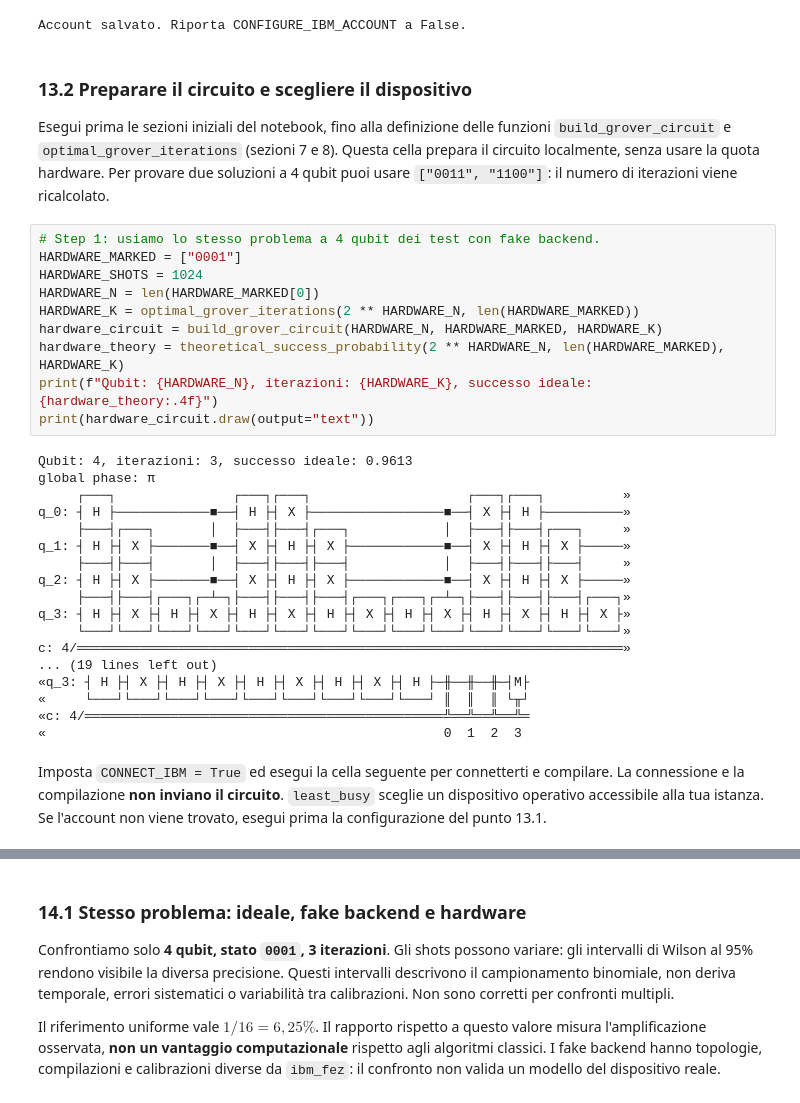
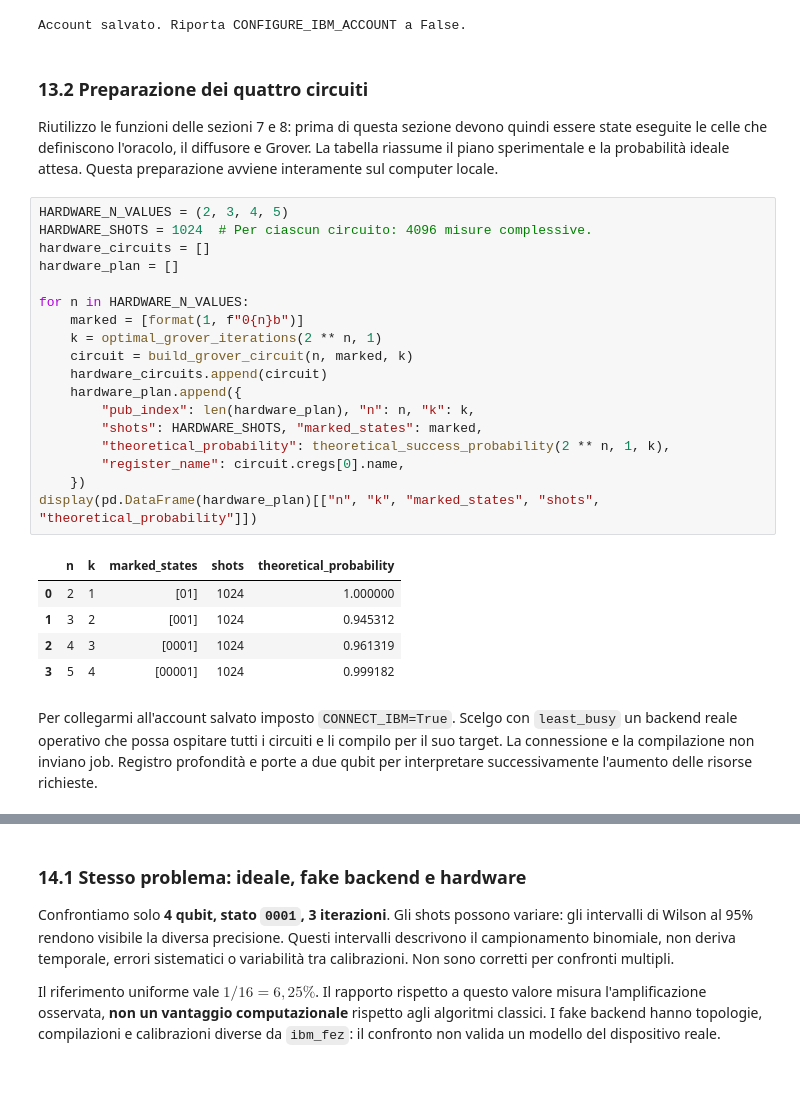
Before and after one commit to Pier2690/QuantumComputing, a Jupyter notebook: Grover.ipynb, the cells around one changed output, grey strips where cells are left out. Cells and saved outputs as stored; diff of their text form.

```diff
--- a/Grover.ipynb
+++ b/Grover.ipynb
@@ -1176,42 +1177,39 @@ if CONFIGURE_IBM_ACCOUNT:
 # %% [output]
 Account salvato. Riporta CONFIGURE_IBM_ACCOUNT a False.
 # %% [markdown]
-### 13.2 Preparare il circuito e scegliere il dispositivo
-Esegui prima le sezioni iniziali del notebook, fino alla definizione delle funzioni
-`build_grover_circuit` e `optimal_grover_iterations` (sezioni 7 e 8).
-Questa cella prepara il circuito localmente, senza usare la quota hardware.
-Per provare due soluzioni a 4 qubit puoi usare `["0011", "1100"]`: il numero di iterazioni viene ricalcolato.
+### 13.2 Preparazione dei quattro circuiti
+Riutilizzo le funzioni delle sezioni 7 e 8: prima di questa sezione devono quindi
+essere state eseguite le celle che definiscono l'oracolo, il diffusore e Grover.
+La tabella riassume il piano sperimentale e la probabilità ideale attesa.
+Questa preparazione avviene interamente sul computer locale.
 # %%
-# Step 1: usiamo lo stesso problema a 4 qubit dei test con fake backend.
-HARDWARE_MARKED = ["0001"]
-HARDWARE_SHOTS = 1024
-HARDWARE_N = len(HARDWARE_MARKED[0])
-HARDWARE_K = optimal_grover_iterations(2 ** HARDWARE_N, len(HARDWARE_MARKED))
-hardware_circuit = build_grover_circuit(HARDWARE_N, HARDWARE_MARKED, HARDWARE_K)
-hardware_theory = theoretical_success_probability(2 ** HARDWARE_N, len(HARDWARE_MARKED), HARDWARE_K)
-print(f"Qubit: {HARDWARE_N}, iterazioni: {HARDWARE_K}, successo ideale: {hardware_theory:.4f}")
-print(hardware_circuit.draw(output="text"))
+HARDWARE_N_VALUES = (2, 3, 4, 5)
+HARDWARE_SHOTS = 1024  # Per ciascun circuito: 4096 misure complessive.
+hardware_circuits = []
+hardware_plan = []
+
+for n in HARDWARE_N_VALUES:
+    marked = [format(1, f"0{n}b")]
+    k = optimal_grover_iterations(2 ** n, 1)
+    circuit = build_grover_circuit(n, marked, k)
+    hardware_circuits.append(circuit)
+    hardware_plan.append({
+        "pub_index": len(hardware_plan), "n": n, "k": k,
+        "shots": HARDWARE_SHOTS, "marked_states": marked,
+        "theoretical_probability": theoretical_success_probability(2 ** n, 1, k),
+        "register_name": circuit.cregs[0].name,
+    })
+display(pd.DataFrame(hardware_plan)[["n", "k", "marked_states", "shots", "theoretical_probability"]])
 # %% [output]
-Qubit: 4, iterazioni: 3, successo ideale: 0.9613
-global phase: π
-     ┌───┐               ┌───┐┌───┐                    ┌───┐┌───┐          »
-q_0: ┤ H ├────────────■──┤ H ├┤ X ├─────────────────■──┤ X ├┤ H ├──────────»
-     ├───┤┌───┐       │  ├───┤├───┤┌───┐            │  ├───┤├───┤┌───┐     »
-q_1: ┤ H ├┤ X ├───────■──┤ X ├┤ H ├┤ X ├────────────■──┤ X ├┤ H ├┤ X ├─────»
-     ├───┤├───┤       │  ├───┤├───┤├───┤            │  ├───┤├───┤├───┤     »
-q_2: ┤ H ├┤ X ├───────■──┤ X ├┤ H ├┤ X ├────────────■──┤ X ├┤ H ├┤ X ├─────»
-     ├───┤├───┤┌───┐┌─┴─┐├───┤├───┤├───┤┌───┐┌───┐┌─┴─┐├───┤├───┤├───┤┌───┐»
-q_3: ┤ H ├┤ X ├┤ H ├┤ X ├┤ H ├┤ X ├┤ H ├┤ X ├┤ H ├┤ X ├┤ H ├┤ X ├┤ H ├┤ X ├»
-     └───┘└───┘└───┘└───┘└───┘└───┘└───┘└───┘└───┘└───┘└───┘└───┘└───┘└───┘»
-c: 4/══════════════════════════════════════════════════════════════════════»
-... (19 lines left out)
-«q_3: ┤ H ├┤ X ├┤ H ├┤ X ├┤ H ├┤ X ├┤ H ├┤ X ├┤ H ├─╫──╫──╫─┤M├
-«     └───┘└───┘└───┘└───┘└───┘└───┘└───┘└───┘└───┘ ║  ║  ║ └╥┘
-«c: 4/══════════════════════════════════════════════╩══╩══╩══╩═
-«                                                   0  1  2  3
+|  | n | k | marked_states | shots | theoretical_probability |
+| 0 | 2 | 1 | [01] | 1024 | 1.000000 |
+| 1 | 3 | 2 | [001] | 1024 | 0.945312 |
+| 2 | 4 | 3 | [0001] | 1024 | 0.961319 |
+| 3 | 5 | 4 | [00001] | 1024 | 0.999182 |
 # %% [markdown]
-Imposta `CONNECT_IBM = True` ed esegui la cella seguente per connetterti e
-compilare. La connessione e la compilazione **non inviano il circuito**.
-`least_busy` sceglie un dispositivo operativo accessibile alla tua istanza.
-Se l'account non viene trovato, esegui prima la configurazione del punto 13.1.
+Per collegarmi all'account salvato imposto `CONNECT_IBM=True`.
+Scelgo con `least_busy` un backend reale operativo che possa ospitare tutti
+i circuiti e li compilo per il suo target. La connessione e la compilazione
+non inviano job. Registro profondità e porte a due qubit per interpretare
+successivamente l'aumento delle risorse richieste.
 # %%
```
Also changed, not shown: parts of 10 cells of this notebook.
